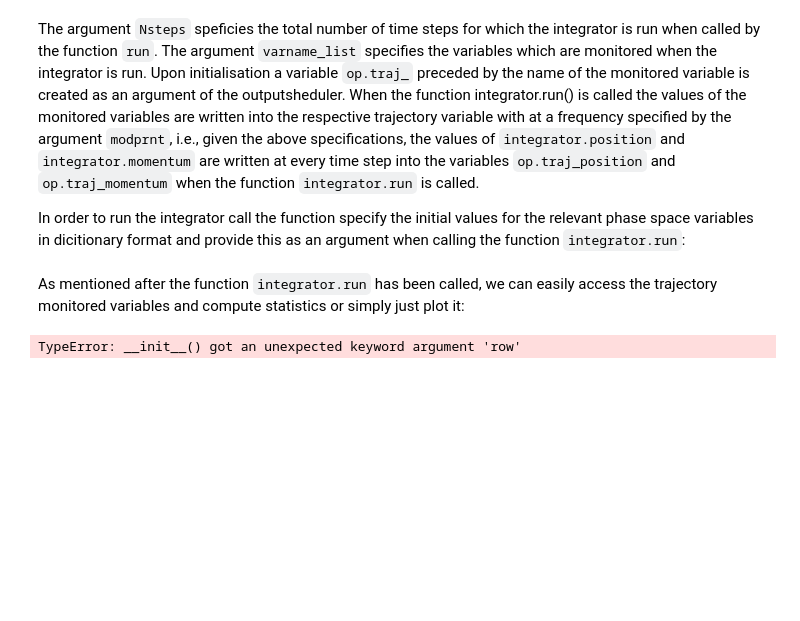
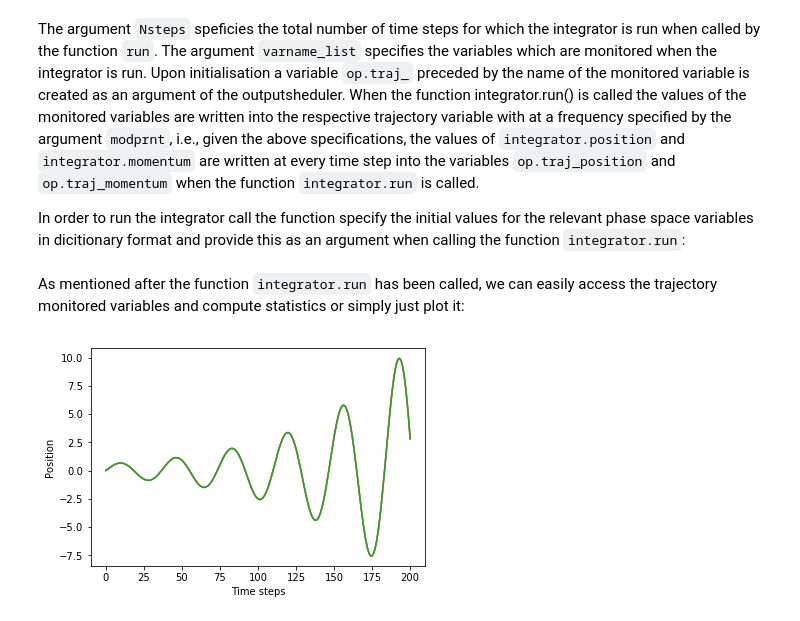
Before and after one commit to MatthiasSachs/BeijingSummerSchool, a Jupyter notebook: tutorial.ipynb, the cells around one changed output. Drawn from its saved outputs; the diff is of its cells as text; code cells hidden in the pictures; blank space fills up the shorter version.

```diff
--- a/tutorial.ipynb
+++ b/tutorial.ipynb
@@ -31,7 +31,7 @@ model = models.HarmonicOscillator(dim=3,k=3)
 # %% [markdown]
 In the second step we define the integrator:
 # %%
-integrator = integrators.EulerHamDyn(model, stepsize=.1)
+integrator = integrators.EulerHamDyn(model, h=.1)
 # %% [markdown]
 The integrator `EulerHamDyn` implements the standard Euler scheme applied to Hamilton's equation, i.e., one step using a stepsize $h$ is of the form
 $$
@@ -46,8 +46,8 @@ You may take a look at the implementation of this scheme in the file ./miniMD/in
 Finally, we define an outputsheduler:
 # %%
 op = outp.BufferedOutputsheduler(integrator,
-                                 Nsteps=int(20.0/integrator.stepsize),
-                                 varname_list=['position','momentum'],
+                                 Nsteps=int(20.0/integrator.h),
+                                 varname_list=['q','p'],
                                  modprnt=1)
 # %% [markdown]
 The argument `Nsteps` speficies the total number of time steps for which the integrator is run when called by the function `run`.
@@ -60,10 +60,10 @@ integrator.run(initial_values=initial_values)
 # %% [markdown]
 As mentioned after the function `integrator.run` has been called, we can easily access the trajectory monitored variables and compute statistics or simply just plot it:
 # %%
-fig,ax = plt.subplots(row=2)
-ax.plot(op.traj_position)
+fig,ax = plt.subplots()
+ax.plot(op.traj_q)
 ax.set_xlabel('Time steps')
 ax.set_ylabel('Position')
 plt.show()
 # %% [output]
-TypeError: __init__() got an unexpected keyword argument 'row'
+[figure, added]
```
Also changed, not shown: parts of 1 cell of this notebook, 4 other files.
